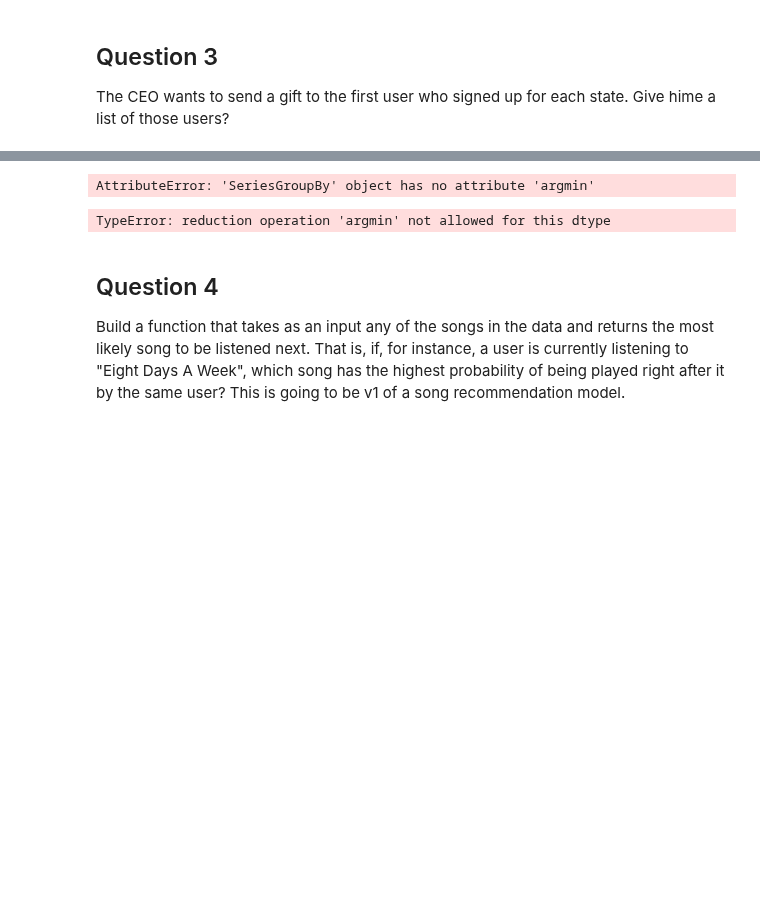
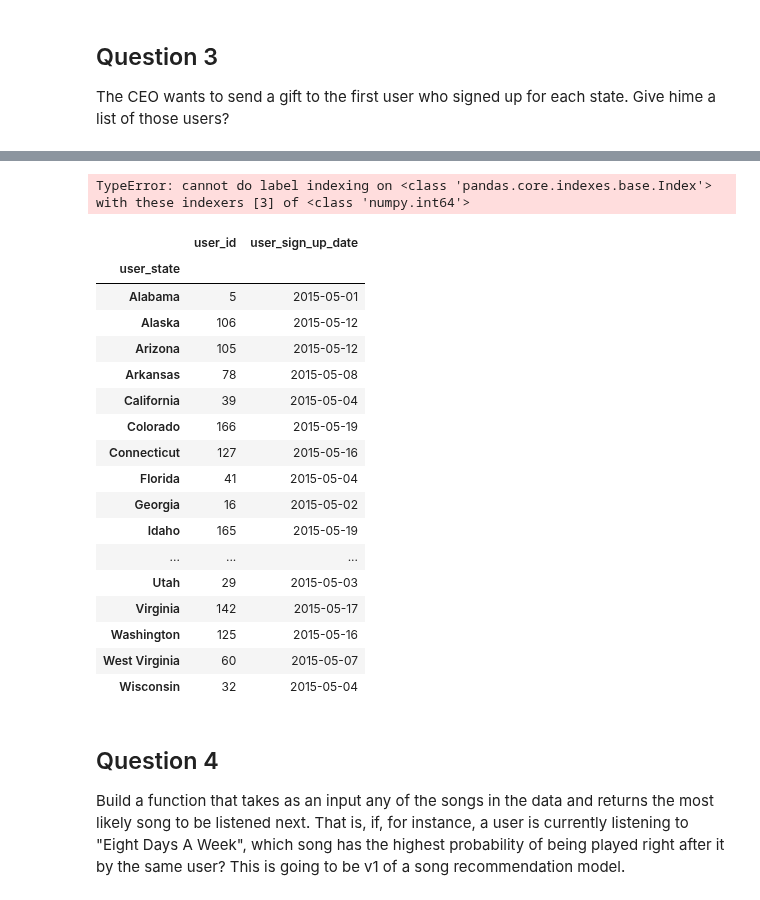
Before and after one commit to Aliciaworld/DS-TakeHomeChallenges, a Jupyter notebook: 08. Song Challenge.ipynb, the cells around one changed output, grey strips where cells are left out. Cells and saved outputs as stored; diff of their text form; code cells hidden in the pictures; blank space fills up the shorter version.

```diff
--- a/08. Song Challenge.ipynb
+++ b/08. Song Challenge.ipynb
@@ -194,3 +199,6 @@ state_user_play.iloc[-3:]
 <a id='question3'></a>
 ## Question 3
 The CEO wants to send a gift to the first user who signed up for each state. Give hime a list of those users?
+# %%
+data.set_index('id',inplace=True)
+data.head()
@@ -197,17 +221,29 @@ The CEO wants to send a gift to the first user who signed up for each state. Giv
+# %%
+data.groupby('user_state').apply(first_signup)
+# I donot know why this does not work, So I choose another method as in [72]
+# %% [output]
+TypeError: cannot do label indexing on <class 'pandas.core.indexes.base.Index'> with these indexers [3] of <class 'numpy.int64'>
 # %%
-data.groupby(user_state')['user_sign_up_date'].argmin()
+data.groupby('user_state')['user_id','user_sign_up_date'].min()
 # %% [output]
-AttributeError: 'SeriesGroupBy' object has no attribute 'argmin'
+|  | user_id | user_sign_up_date |
+| user_state |  |  |
+| Alabama | 5 | 2015-05-01 |
+| Alaska | 106 | 2015-05-12 |
+| Arizona | 105 | 2015-05-12 |
+| Arkansas | 78 | 2015-05-08 |
+| California | 39 | 2015-05-04 |
+| Colorado | 166 | 2015-05-19 |
+| Connecticut | 127 | 2015-05-16 |
+| Florida | 41 | 2015-05-04 |
+| Georgia | 16 | 2015-05-02 |
+| Idaho | 165 | 2015-05-19 |
+| ... | ... | ... |
+| Utah | 29 | 2015-05-03 |
+| Virginia | 142 | 2015-05-17 |
+| Washington | 125 | 2015-05-16 |
+| West Virginia | 60 | 2015-05-07 |
+| Wisconsin | 32 | 2015-05-04 |
-# %%
-# define function to find the first user
-def first_signup(df):
-    idx=df['user_sign_up_date'].argmin()
-    return df.loc[idx, ['user_id','user_sign_up_date']]
-
-#find the first sign up users in each state
-data.groupby('user_state').apply(first_signup)
-# %% [output]
-TypeError: reduction operation 'argmin' not allowed for this dtype
 # %% [markdown]
 <a id='question4'></a>
 ## Question 4
```
Also changed, not shown: parts of 9 cells of this notebook.
